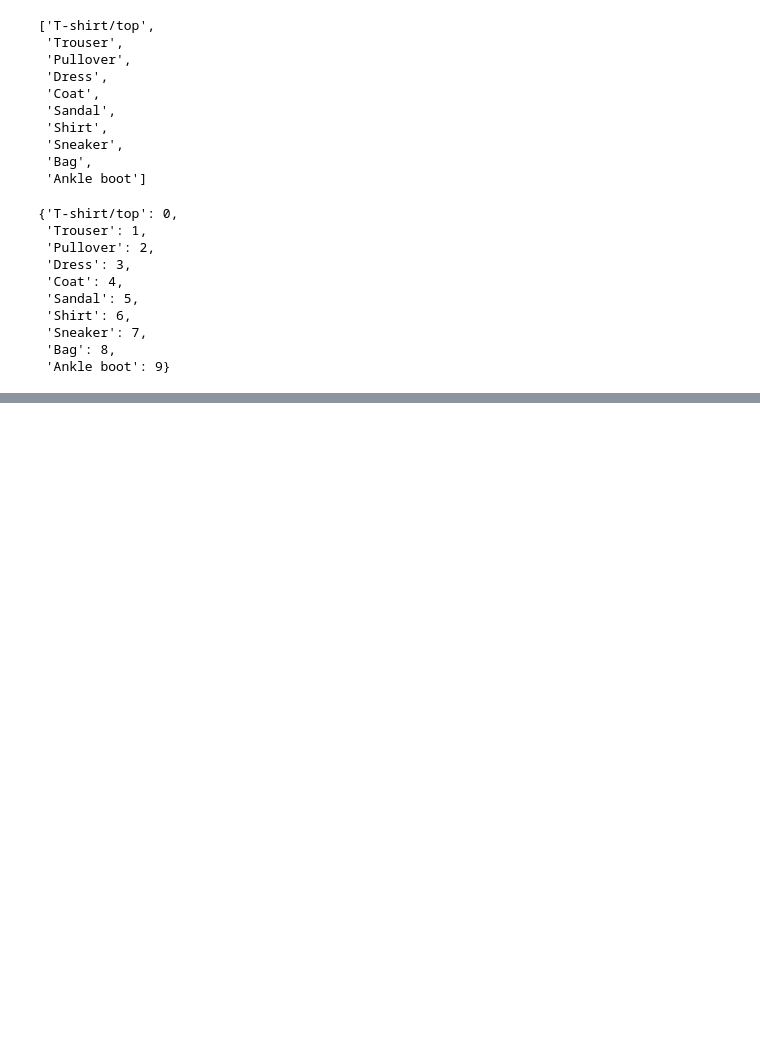
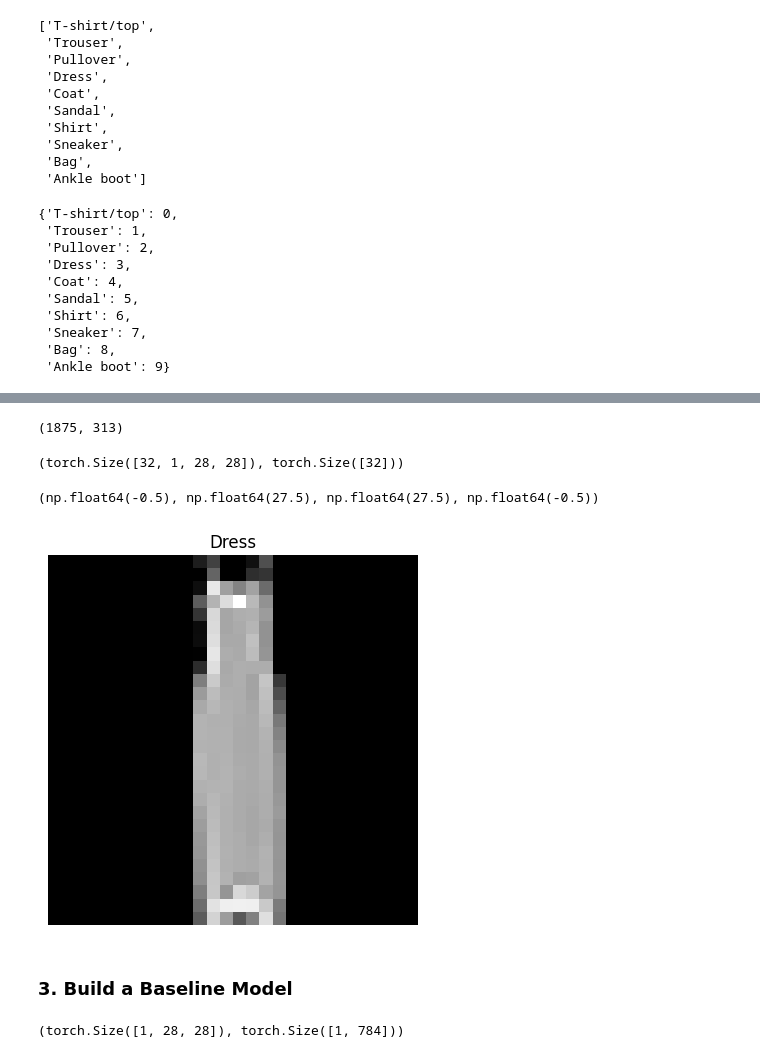
Before and after one commit to AgentXCross/ML-with-PyTorch, a Jupyter notebook: Course/3_PyTorch_CompVision.ipynb, the cells around one changed output, grey strips where cells are left out. Cells and saved outputs as stored; diff of their text form; code cells hidden in the pictures; blank space fills up the shorter version.

```diff
--- a/Course/3_PyTorch_CompVision.ipynb
+++ b/Course/3_PyTorch_CompVision.ipynb
@@ -74,0 +136,49 @@ class_to_idx
+# %%
+from torch.utils.data import DataLoader
+torch.manual_seed(42)
+BATCH_SIZE = 32
+train_dataloader = DataLoader(
+    dataset = train_data,
+    batch_size = BATCH_SIZE,
+    shuffle = True,
+)
+test_dataloader = DataLoader(
+    dataset = test_data,
+    batch_size = BATCH_SIZE,
+    shuffle = False
+)
+# %%
+len(train_dataloader), len(test_dataloader)
+# %% [output]
+(1875, 313)
+# %%
+train_features_batch, train_labels_batch = next(iter(train_dataloader))
+train_features_batch.shape, train_labels_batch.shape
+# %% [output]
+(torch.Size([32, 1, 28, 28]), torch.Size([32]))
+# %%
+#Show a sample
+random_index = torch.randint(0, len(train_features_batch), size = [1]).item()
+img, label = train_features_batch[random_index], train_labels_batch[random_index]
+plt.imshow(img.squeeze(), cmap = 'grey')
+plt.title(class_names[label])
+plt.axis(False)
+# %% [output]
+(np.float64(-0.5), np.float64(27.5), np.float64(27.5), np.float64(-0.5))
+[figure, added]
+# %% [markdown]
+### 3. Build a Baseline Model
+# %%
+#Creating a flatten layer
+flatten_model = nn.Flatten()
+
+#Get a single sample
+x = train_features_batch[0]
+
+#Flatten
+output = flatten_model(x)
+output
+
+x.shape, output.shape
+# %% [output]
+(torch.Size([1, 28, 28]), torch.Size([1, 784]))
```
Also changed, not shown: parts of 13 cells of this notebook.
